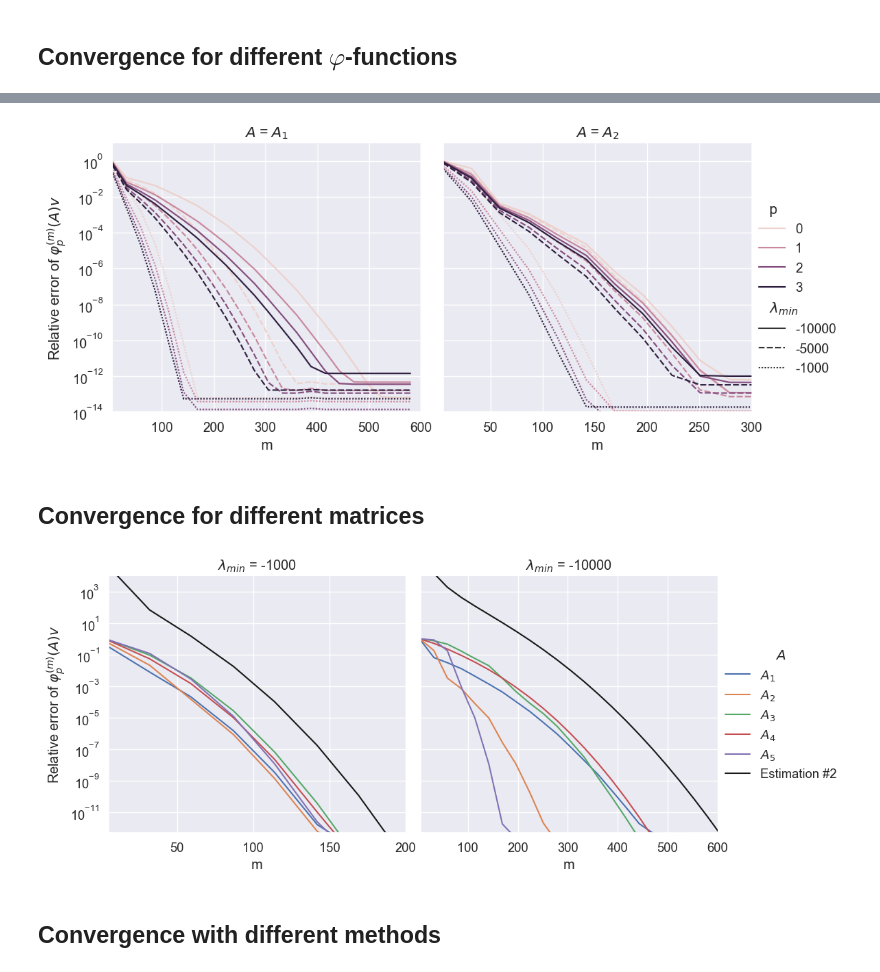
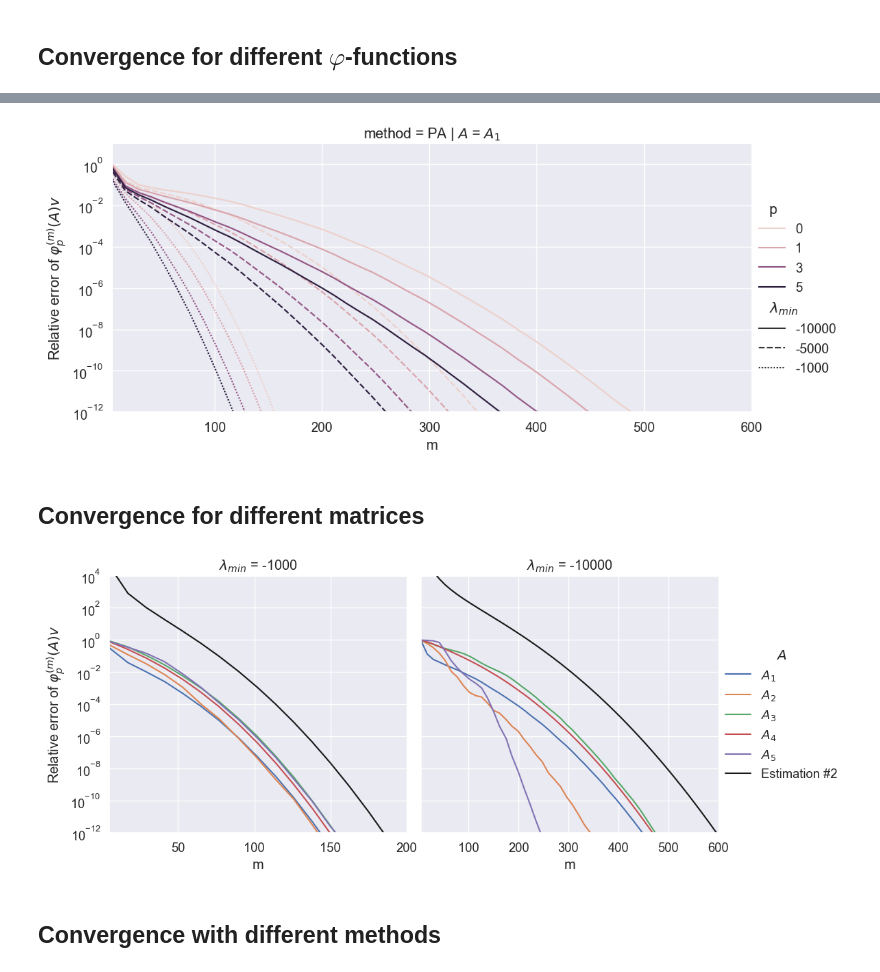
Before and after one commit to sprmsv/KAMF, a Jupyter notebook: experiments.ipynb, the cells around one changed output, grey strips where cells are left out. Drawn from its saved outputs; the diff is of its cells as text; code cells hidden in the pictures.

```diff
--- a/experiments.ipynb
+++ b/experiments.ipynb
@@ -236,2 +196,6 @@ df = pd.read_csv('experiments.csv')
+# %%
+df_ = pd.concat([pd.DataFrame(d) for d in ds])
+df = pd.read_csv('experiments.csv')
+df = pd.concat(df, df_)
 # %% [markdown]
 ## Convergence for different $\varphi$-functions
@@ -238,46 +228,48 @@ df = pd.read_csv('experiments.csv')
 # %%
 data = df[
     # phi functions
-    (df['p'] != 4)
+    (df['p'] != 10)
 
     # Method
     & ((df['method'] == 'PA'))
 
     # Matrices
-    & ((df['name'] == '$A_1$') | (df['name'] == '$A_2$'))
+    & ((df['name'] == '$A_1$'))
 
     # Size
-    & (df['n'] == 4900)
+    & (df['n'] == 10000)
 
     # Smallest eigenvalue
-    & ((df['a'] == -10000) | (df['a'] == -5000) | (df['a'] == -1000))
+    # & ((df['a'] == -10000) | (df['a'] == -5000) | (df['a'] == -1000))
 
     # Custom
-    & ~((df['name'] == '$A_2$') & (df['n'] == 3600) & (df['m'] > 300))
-    & (df['m'] < 600)
+    # & ~((df['name'] == '$A_2$') & (df['n'] == 3600) & (df['m'] > 300))
+    # & (df['m'] < 600)
 ]
 
 fg = sns.relplot(
     data=data.rename(columns={'name': '$A$', 'a': '$\\lambda_{min}$'}),
     x='m',
     y='err',
     kind='line',
     hue='p',
     col='$A$',
+    row='method',
     style='$\\lambda_{min}$',
-    col_wrap=2,
+    # col_wrap=2,
     facet_kws={'sharex': False},
+    height=5,
+    aspect=2,
 )
 fg.set(
     yscale='log',
     xlim=[5, None],
-    ylim=[1e-14, 1e+01],
+    ylim=[1e-12, 1e+01],
     ylabel='Relative error of $\\varphi_p^{(m)}(A)v$',
 );
-fg.axes[0].set(xlim=[5, 600]);
-fg.axes[1].set(xlim=[5, 300]);
+fg.axes[0, 0].set(xlim=[5, 600]);
 # %% [output]
-[figure, old version]
+[figure, new version]
 # %% [markdown]
 ## Convergence for different matrices
 # %%
@@ -292,14 +284,10 @@ data = df[
     # & ((df['name'] == '$A_1$') | (df['name'] == '$A_2$'))
 
     # Size
-    # & ((df['n'] == 2500) | (df['n'] == 3600))
-    & ((df['n'] == 4900))
+    & ((df['n'] == 10000))
 
     # Smallest eigenvalue
     & ((df['a'] == -10000) | (df['a'] == -1000))
-
-    # Custom
-    # & ~((df['name'] == '$A_2$') & (df['n'] == 900) & (df['m'] > 200))
 ]
 
 fg = sns.relplot(
@@ -320,13 +308,13 @@ ax = plt.gca()
 fg.set(
     yscale='log',
     xlim=[5, None],
-    ylim=[5e-13, 1e+04],
+    ylim=[1e-12, 1e+04],
     ylabel='Relative error of $\\varphi_p^{(m)}(A)v$',
 );
 fg.axes[0].set(xlim=[5, 200]);
 fg.axes[1].set(xlim=[5, 600]);
 # %% [output]
-[figure, old version]
+[figure, new version]
 # %% [markdown]
 ## Convergence with different methods
 # %%
```
Also changed, not shown: parts of 22 cells of this notebook, 4 other files.
